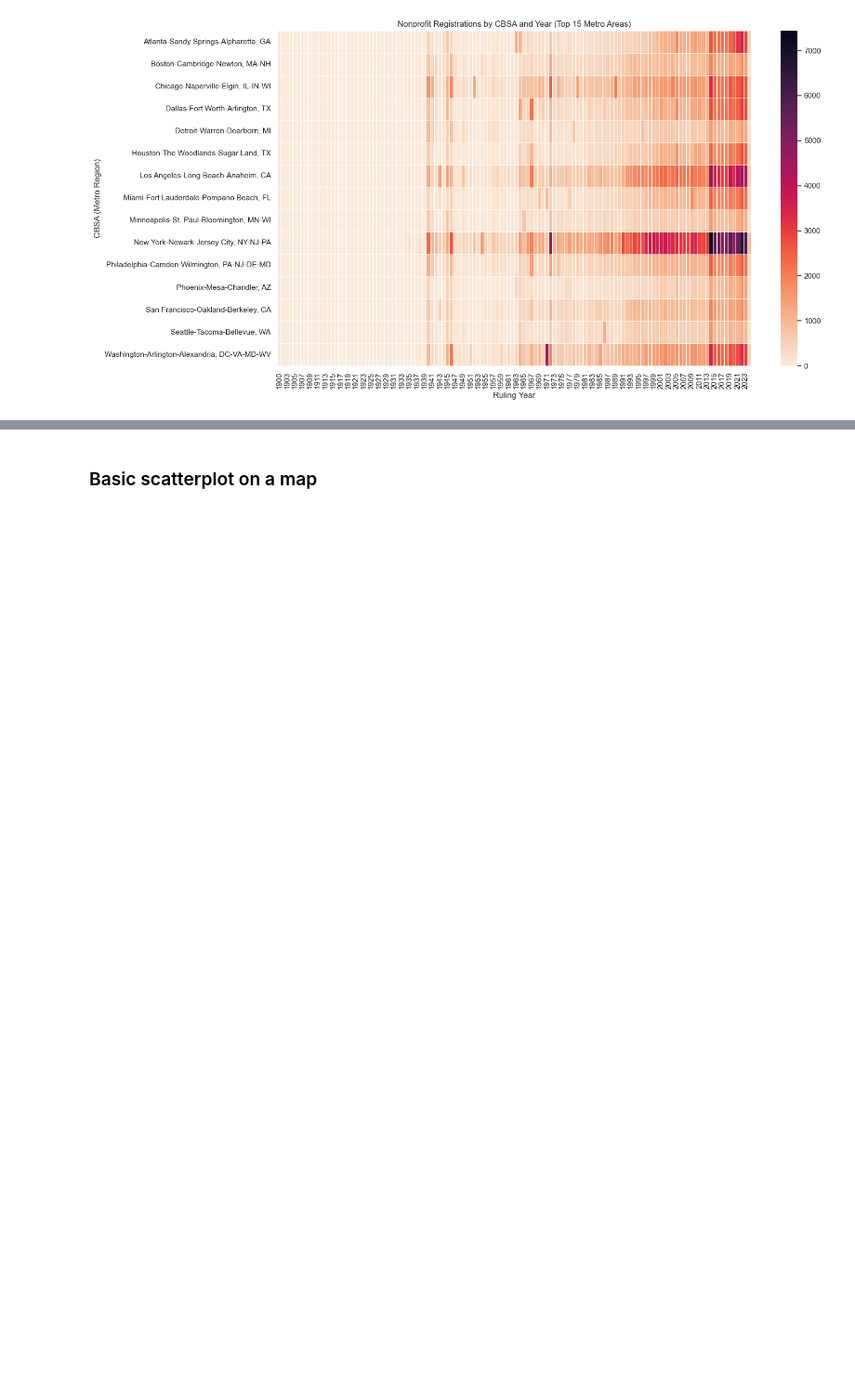
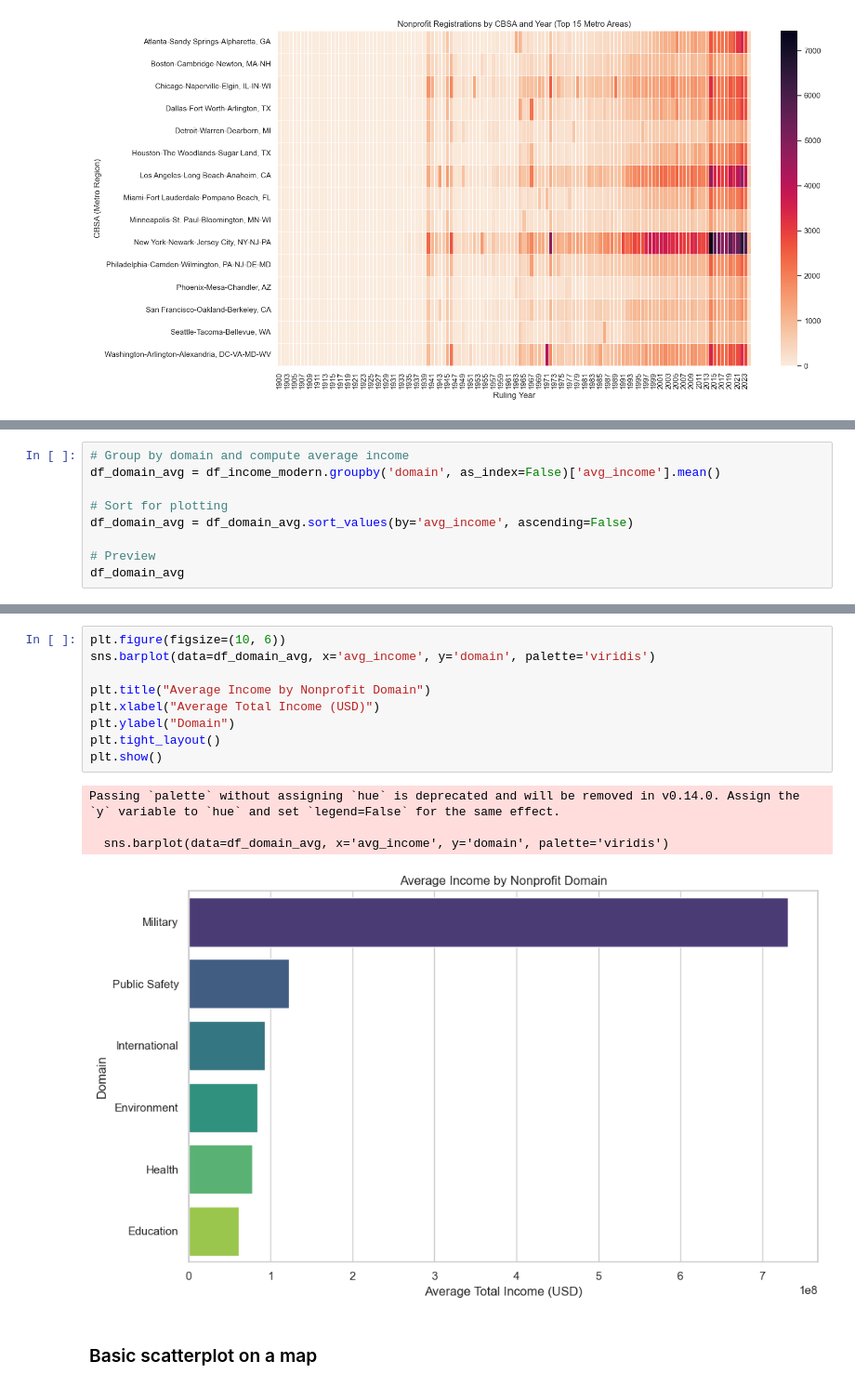
Before and after one commit to appu313/Business-Master-File-Analytics, a Jupyter notebook: bmf_visualization.ipynb, the cells around one changed output, grey strips where cells are left out. Shown at 93% size. Drawn from its saved outputs; the diff is of its cells as text; blank space fills up the shorter version.

```diff
--- a/bmf_visualization.ipynb
+++ b/bmf_visualization.ipynb
@@ -851,0 +965,9 @@ plt.show()
+# %%
+# Group by domain and compute average income
+df_domain_avg = df_income_modern.groupby('domain', as_index=False)['avg_income'].mean()
+
+# Sort for plotting
+df_domain_avg = df_domain_avg.sort_values(by='avg_income', ascending=False)
+
+# Preview
+df_domain_avg
@@ -852,3 +982,17 @@ plt.show()
+# %%
+plt.figure(figsize=(10, 6))
+sns.barplot(data=df_domain_avg, x='avg_income', y='domain', palette='viridis')
+
+plt.title("Average Income by Nonprofit Domain")
+plt.xlabel("Average Total Income (USD)")
+plt.ylabel("Domain")
+plt.tight_layout()
+plt.show()
+# %% [output]
+Passing `palette` without assigning `hue` is deprecated and will be removed in v0.14.0. Assign the `y` variable to `hue` and set `legend=False` for the same effect.
+
+  sns.barplot(data=df_domain_avg, x='avg_income', y='domain', palette='viridis')
+[figure, added]
 # %% [markdown]
 ### Basic scatterplot on a map
 # %%
```
Also changed, not shown: parts of 10 cells of this notebook.
